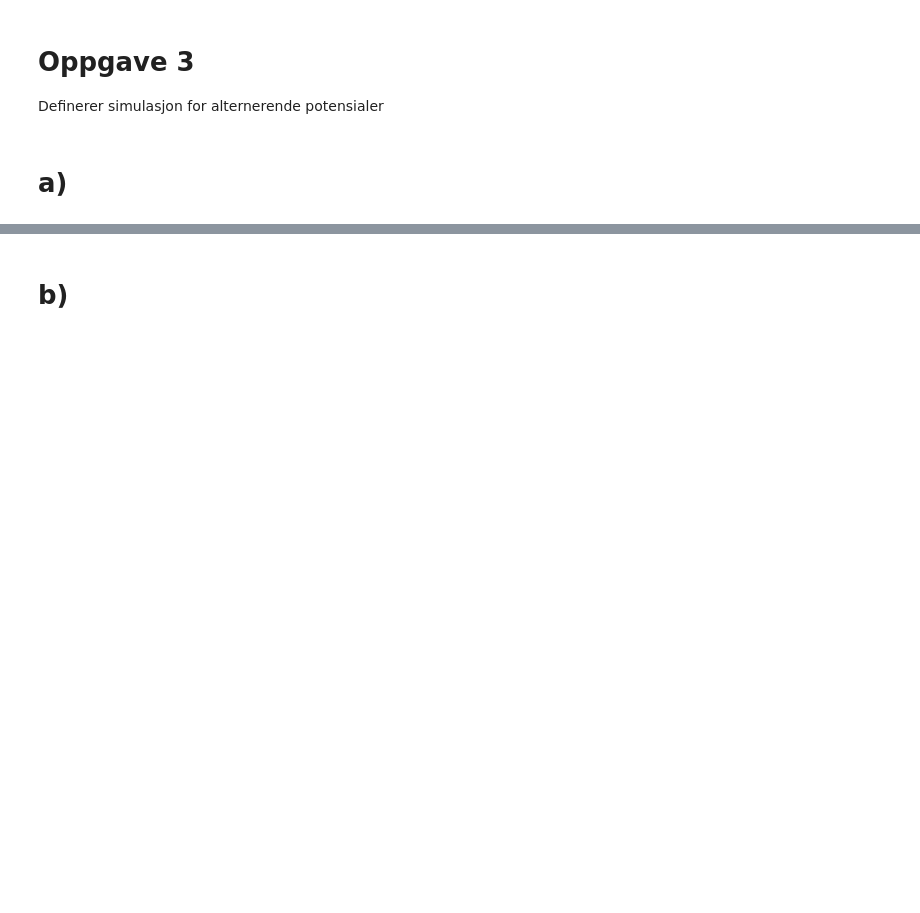
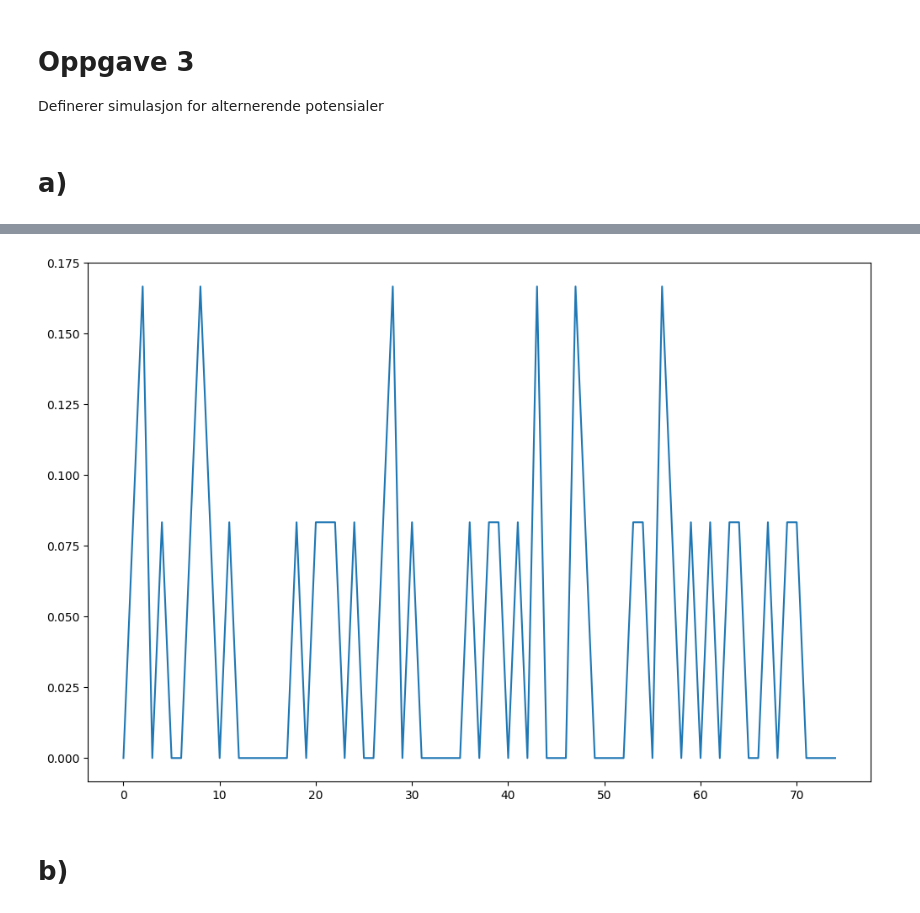
Before and after one commit to marieke-vaske/VitBer-BioFys, a Jupyter notebook: Prosjekt - oppgave 3.ipynb, the cells around one changed output, grey strips where cells are left out. Saved outputs shown, nothing was run; the diff lists cells and outputs as text; code cells hidden in the pictures; blank space fills up the shorter version.

```diff
--- a/Prosjekt - oppgave 3.ipynb
+++ b/Prosjekt - oppgave 3.ipynb
@@ -129,3 +129,8 @@ og blir dyttet til neste sagtann brønn i sagtann potensialet(hvis de har kommet
+# %%
+plt.plot(J_avg1)
+plt.show()
+# %% [output]
+[figure, added]
 # %% [markdown]
 # b)
 # %%
```
Also changed, not shown: parts of 5 cells of this notebook.
